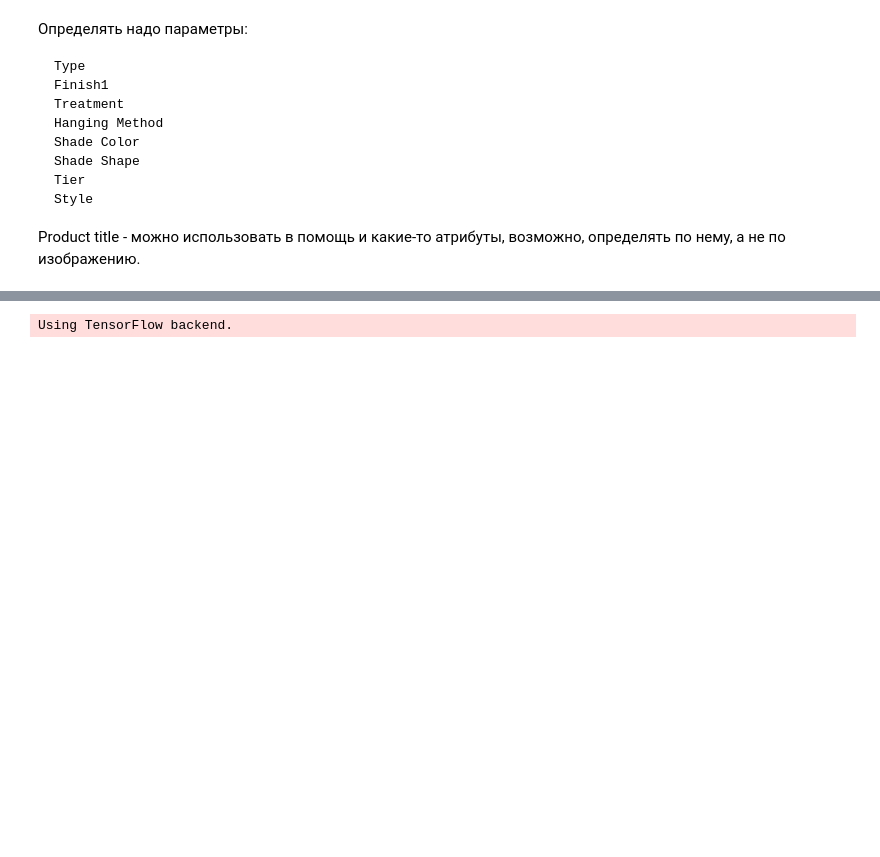
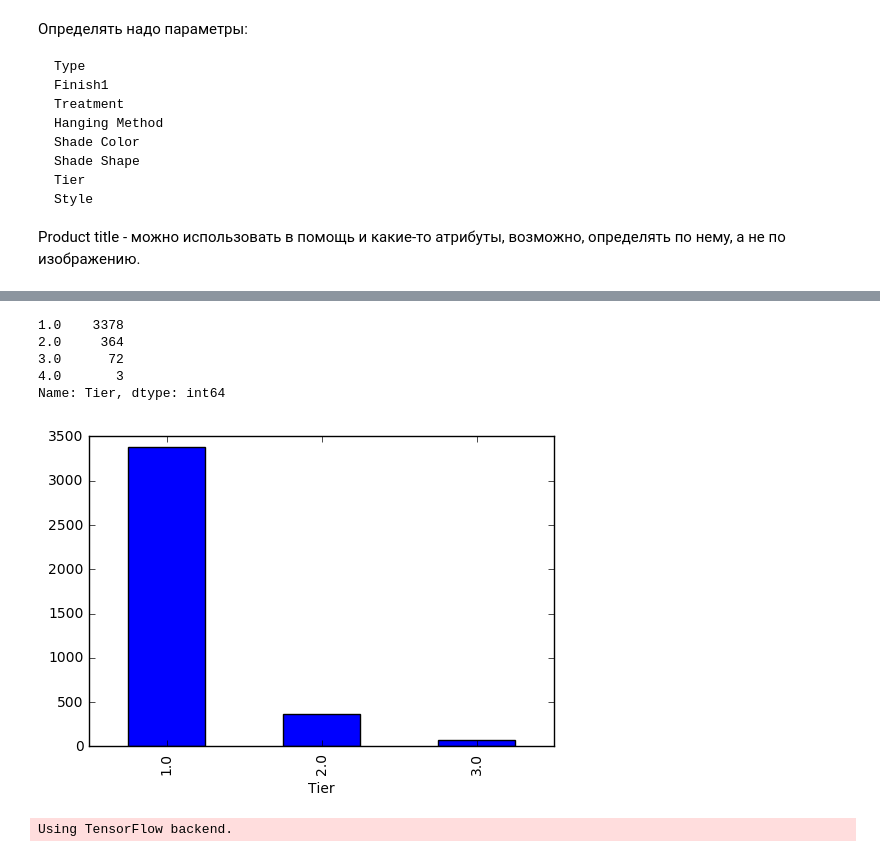
Before and after one commit to hjkFace/lights-challenge, a Jupyter notebook: testing stuff.ipynb, the cells around one changed output, grey strips where cells are left out. Cells and saved outputs as stored; diff of their text form; code cells hidden in the pictures; blank space fills up the shorter version.

```diff
--- a/testing stuff.ipynb
+++ b/testing stuff.ipynb
@@ -70,3 +70,17 @@ for ColumnIndex in range(4,len(train.columns)):
+# %%
+e = train['Tier'].value_counts()
+train=train[train['Tier'].isin(e[e>5].index)]
+print (e)
+Column=train[train.columns[16]]
+Column.groupby(Column).count().plot(kind="bar")
+plt.show()
+# %% [output]
+1.0    3378
+2.0     364
+3.0      72
+4.0       3
+Name: Tier, dtype: int64
+[figure, added]
 # %%
 from keras.preprocessing.image import ImageDataGenerator
 from keras.models import Sequential
```
Also changed, not shown: parts of 1 cell of this notebook, 1 other file.
